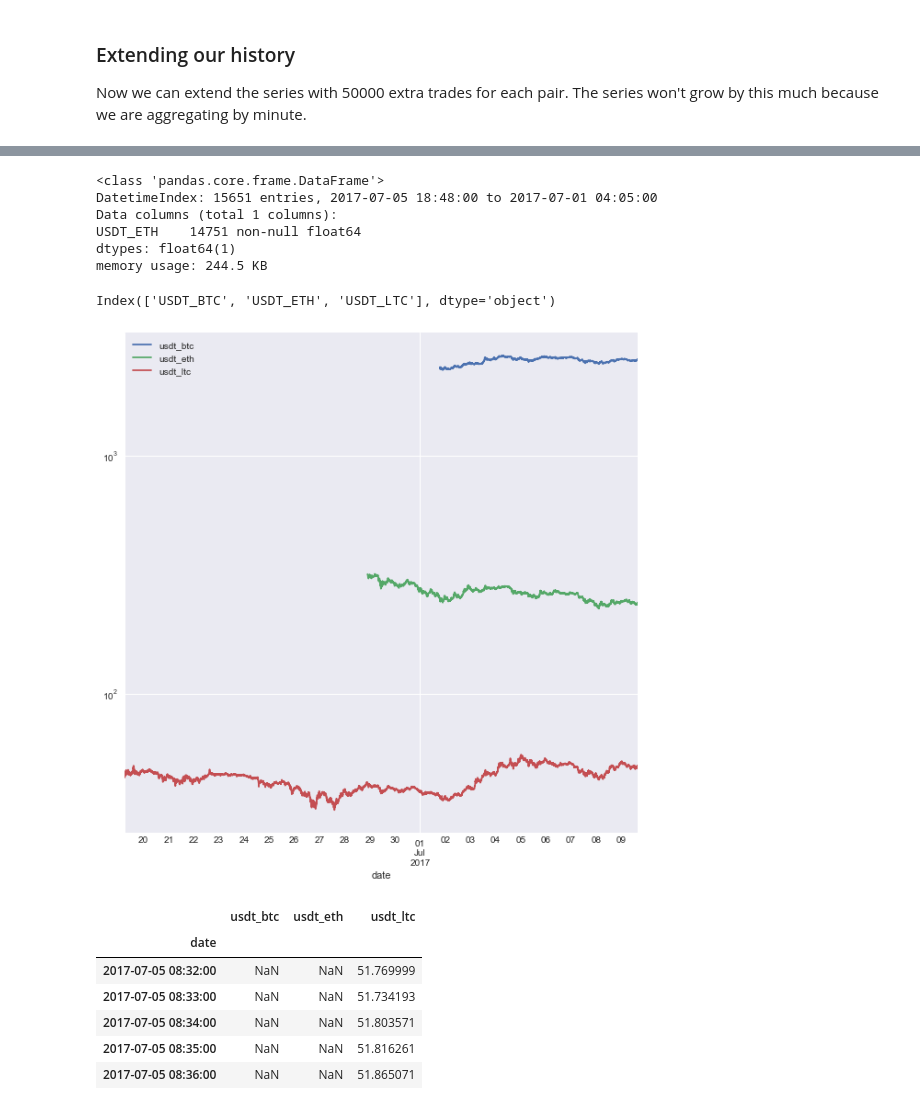
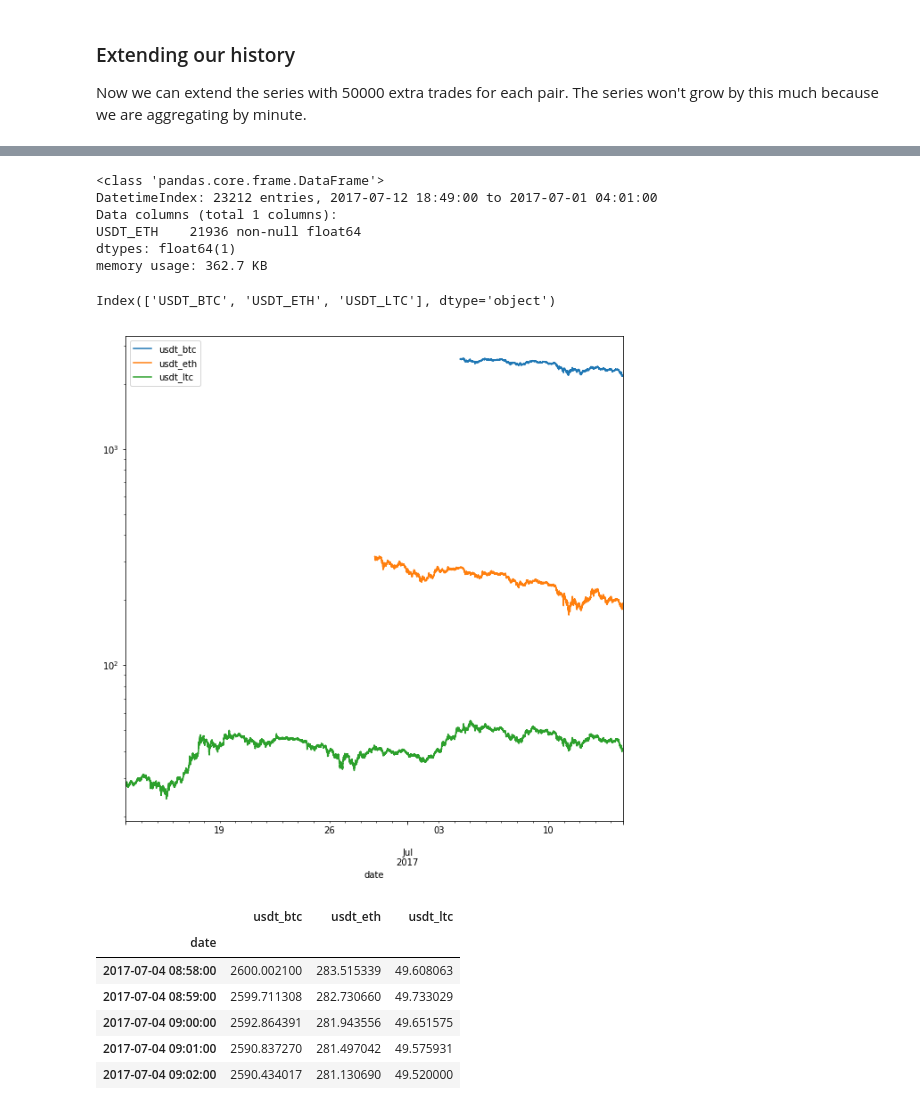
Before and after one commit to fccoelho/crypto_algo_trading, a Jupyter notebook: BT_based_backtesting.ipynb, the cells around one changed output, grey strips where cells are left out. Saved outputs shown, nothing was run; the diff lists cells and outputs as text; code cells hidden in the pictures.

```diff
--- a/BT_based_backtesting.ipynb
+++ b/BT_based_backtesting.ipynb
@@ -14,6 +15,15 @@ First let's download some historical data from Poloniex. With this API you can o
 end = datetime.datetime.now()
 start = end - datetime.timedelta(days=364)
 pairs = ['USDT_BTC','USDT_ETH', 'USDT_LTC']
+
+def get_full_table(pair, start, end):
+    """
+    gets 300000 raw trades
+    """
+    df = pd.read_json('https://poloniex.com/public?command=returnTradeHistory&currencyPair={}&start={}&end={}'.format(pair, int(start.timestamp()), int(end.timestamp())))
+    df.set_index(['date'], inplace=True)
+    print('fetched {} {} trades.'.format(df.size,pair))
+    return df
 
 def get_price_table(pair, start, end):
     """
@@ -23,9 +33,8 @@ def get_price_table(pair, start, end):
     """
     print('Downloading {} from {} to {}.'.format(pair,start,end))
 
-    df = pd.read_json('https://poloniex.com/public?command=returnTradeHistory&currencyPair={}&start={}&end={}'.format(pair, int(start.timestamp()), int(end.timestamp())))
-    df.set_index(['date'], inplace=True)
-    print('fetched {} {} trades.'.format(df.size,pair))
+    df = get_full_table(pair,start,end)
+
     df = df.resample('1T').mean() #resample in windows of 1 minute
     df[pair] = df.rate
     for cname in df.columns:
@@ -101,26 +110,26 @@ fetched 300000 USDT_ETH trades.
 rates['USDT_ETH'].info()
 # %% [output]
 <class 'pandas.core.frame.DataFrame'>
-DatetimeIndex: 15651 entries, 2017-07-05 18:48:00 to 2017-07-01 04:05:00
+DatetimeIndex: 23212 entries, 2017-07-12 18:49:00 to 2017-07-01 04:01:00
 Data columns (total 1 columns):
-USDT_ETH    14751 non-null float64
+USDT_ETH    21936 non-null float64
 dtypes: float64(1)
-memory usage: 244.5 KB
+memory usage: 362.7 KB
 # %%
 data = concatenate_series(rates)
 data.plot(figsize=(10,10), logy=True);
 # %% [output]
 Index(['USDT_BTC', 'USDT_ETH', 'USDT_LTC'], dtype='object')
-[figure, old version]
+[figure, new version]
 # %%
-data.head()
+data.dropna().head()
 # %% [output]
 |  | usdt_btc | usdt_eth | usdt_ltc |
 | date |  |  |  |
-| 2017-07-05 08:32:00 | NaN | NaN | 51.769999 |
-| 2017-07-05 08:33:00 | NaN | NaN | 51.734193 |
-| 2017-07-05 08:34:00 | NaN | NaN | 51.803571 |
-| 2017-07-05 08:35:00 | NaN | NaN | 51.816261 |
-| 2017-07-05 08:36:00 | NaN | NaN | 51.865071 |
+| 2017-07-04 08:58:00 | 2600.002100 | 283.515339 | 49.608063 |
+| 2017-07-04 08:59:00 | 2599.711308 | 282.730660 | 49.733029 |
+| 2017-07-04 09:00:00 | 2592.864391 | 281.943556 | 49.651575 |
+| 2017-07-04 09:01:00 | 2590.837270 | 281.497042 | 49.575931 |
+| 2017-07-04 09:02:00 | 2590.434017 | 281.130690 | 49.520000 |
 # %%
 # create the strategy
```
Also changed, not shown: parts of 12 cells of this notebook, 6 other files.
